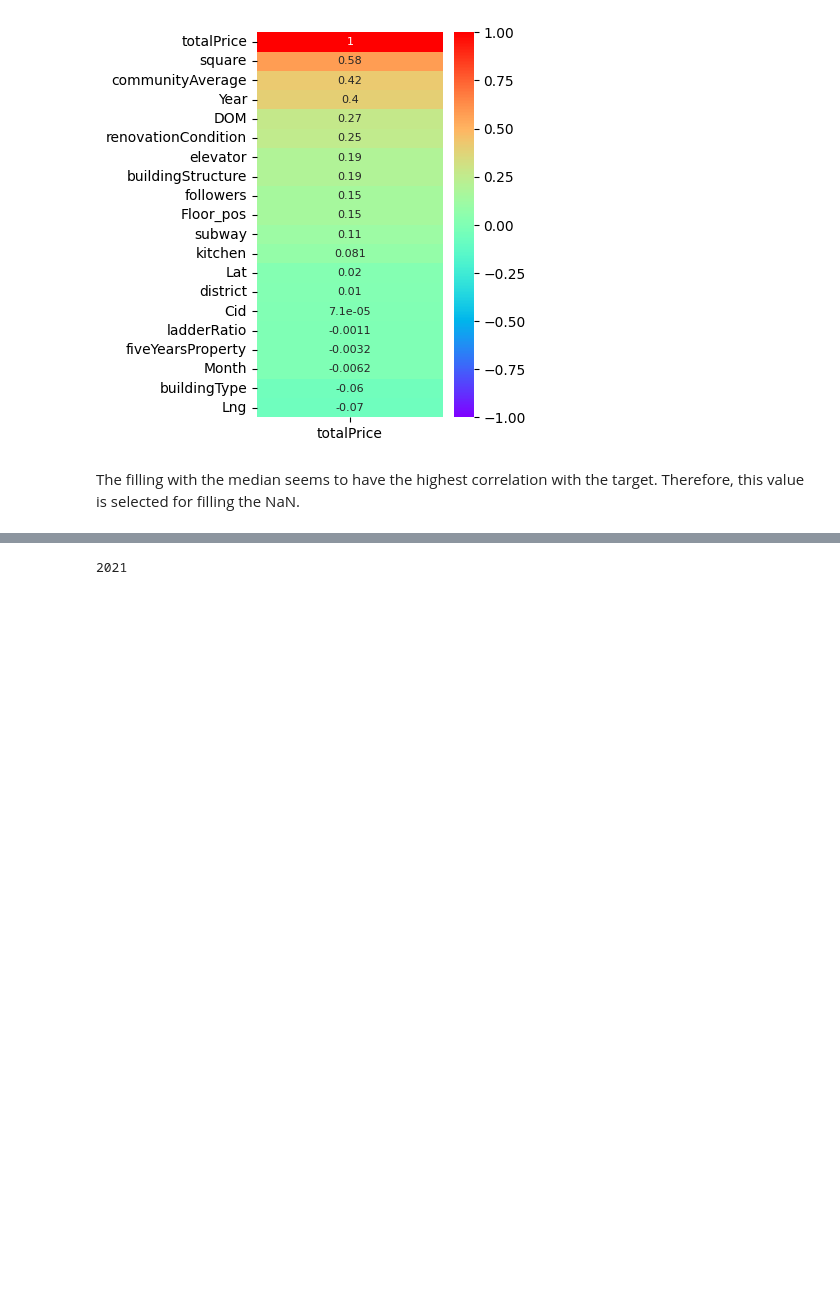
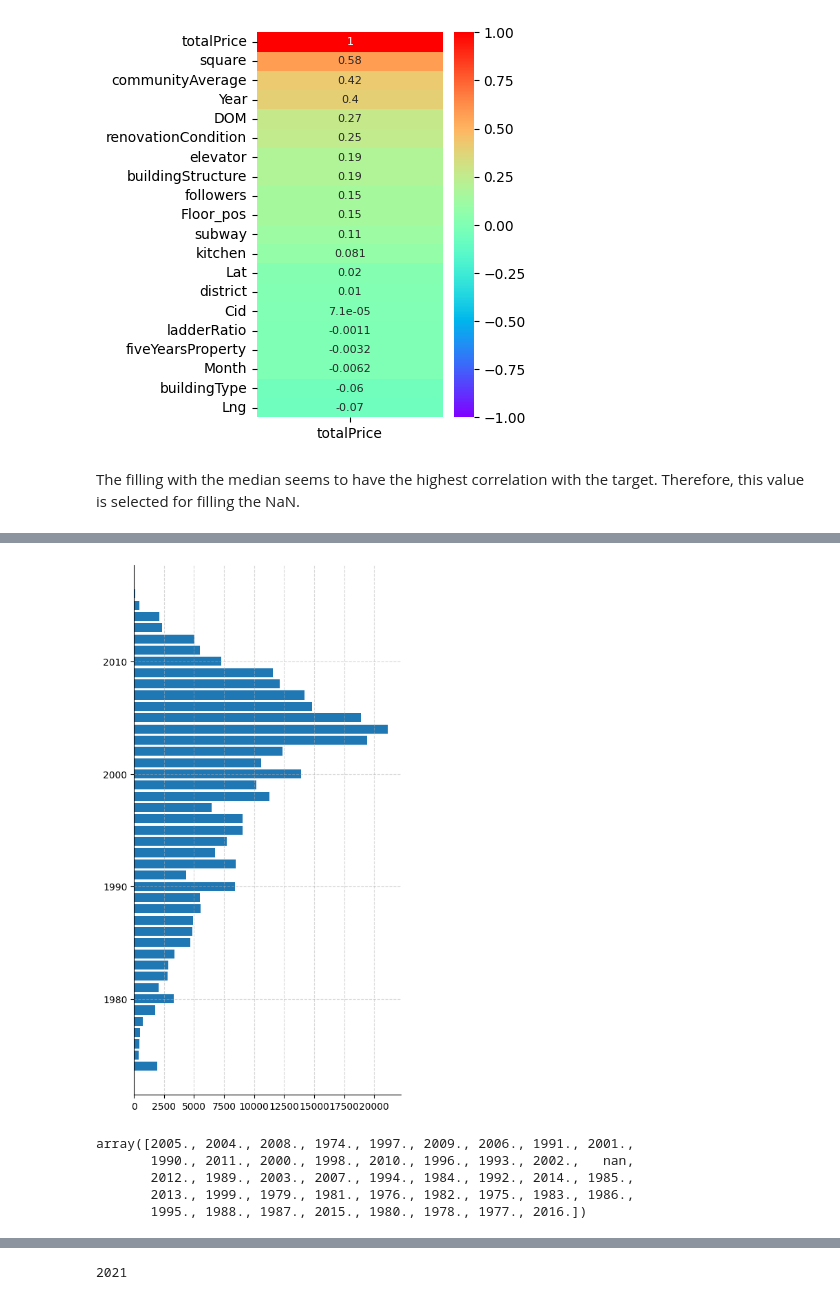
Before and after one commit to fabriziobasso/Time_Series_Files, a Jupyter notebook: Beijing_Housing.ipynb, the cells around one changed output, grey strips where cells are left out. Saved outputs shown, nothing was run; the diff lists cells and outputs as text; code cells hidden in the pictures; blank space fills up the shorter version.

```diff
--- a/Beijing_Housing.ipynb
+++ b/Beijing_Housing.ipynb
@@ -621,0 +690,24 @@ df['DOM'].fillna(df.groupby(['district', 'Year', 'follow_type'])['DOM'].transfor
+# %%
+list_constr = []
+
+for yr in df["constructionTime"]:
+  if yr <1975:
+    list_constr.append(1974)
+  else:
+    list_constr.append(yr)
+
+df["constructionTime"]=list_constr
+# %%
+plt.figure(figsize=(5,10))
+plt.barh(y=df.groupby(["constructionTime"])["Lat"].count().index,width=df.groupby(["constructionTime"])["Lat"].count().values)
+plt.grid(linestyle='--',alpha=0.5)
+# %% [output]
+[figure, added]
+# %%
+df.constructionTime.unique()
+# %% [output]
+array([2005., 2004., 2008., 1974., 1997., 2009., 2006., 1991., 2001.,
+       1990., 2011., 2000., 1998., 2010., 1996., 1993., 2002.,   nan,
+       2012., 1989., 2003., 2007., 1994., 1984., 1992., 2014., 1985.,
+       2013., 1999., 1979., 1981., 1976., 1982., 1975., 1983., 1986.,
+       1995., 1988., 1987., 2015., 1980., 1978., 1977., 2016.])
```
Also changed, not shown: parts of 27 cells of this notebook.
